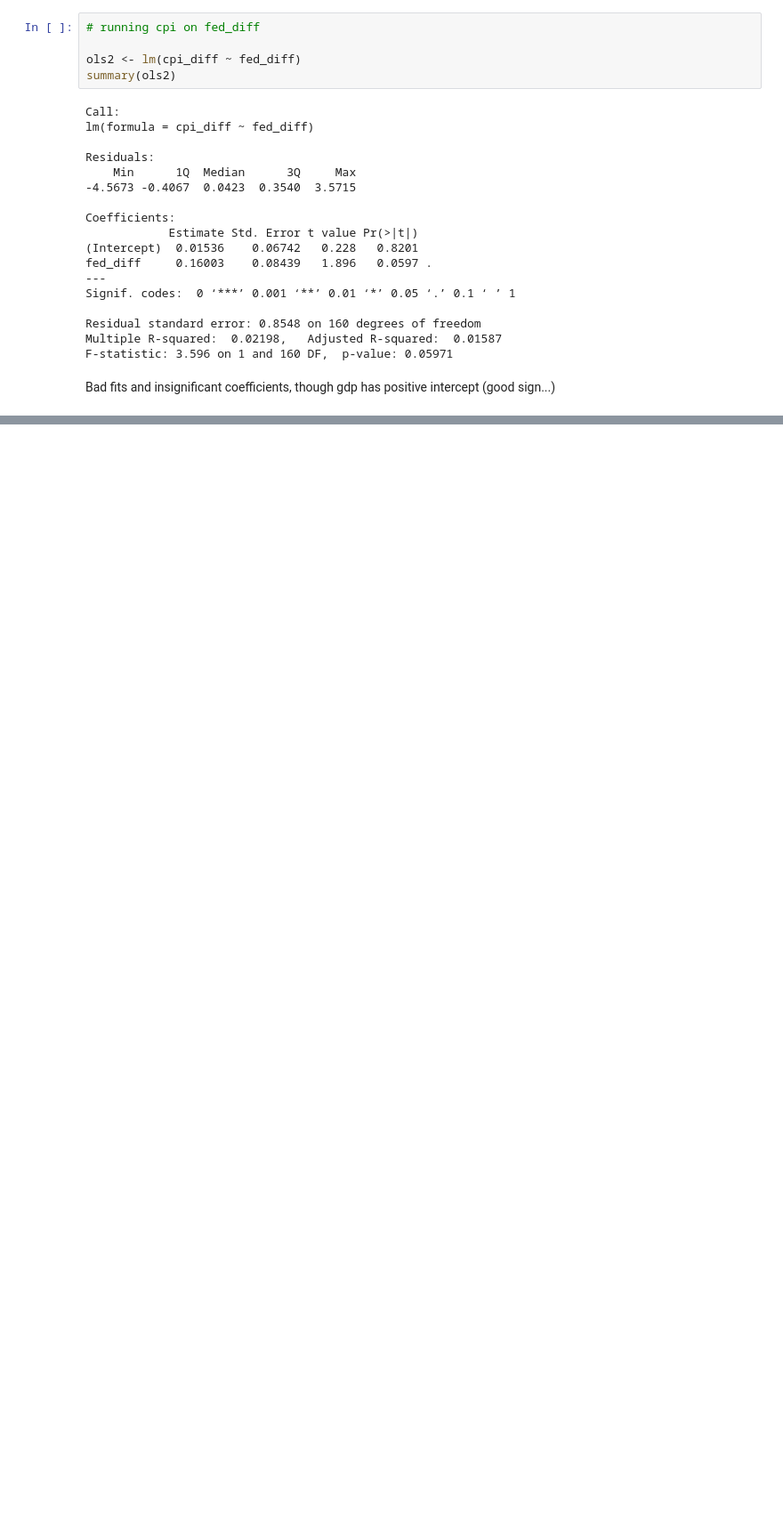
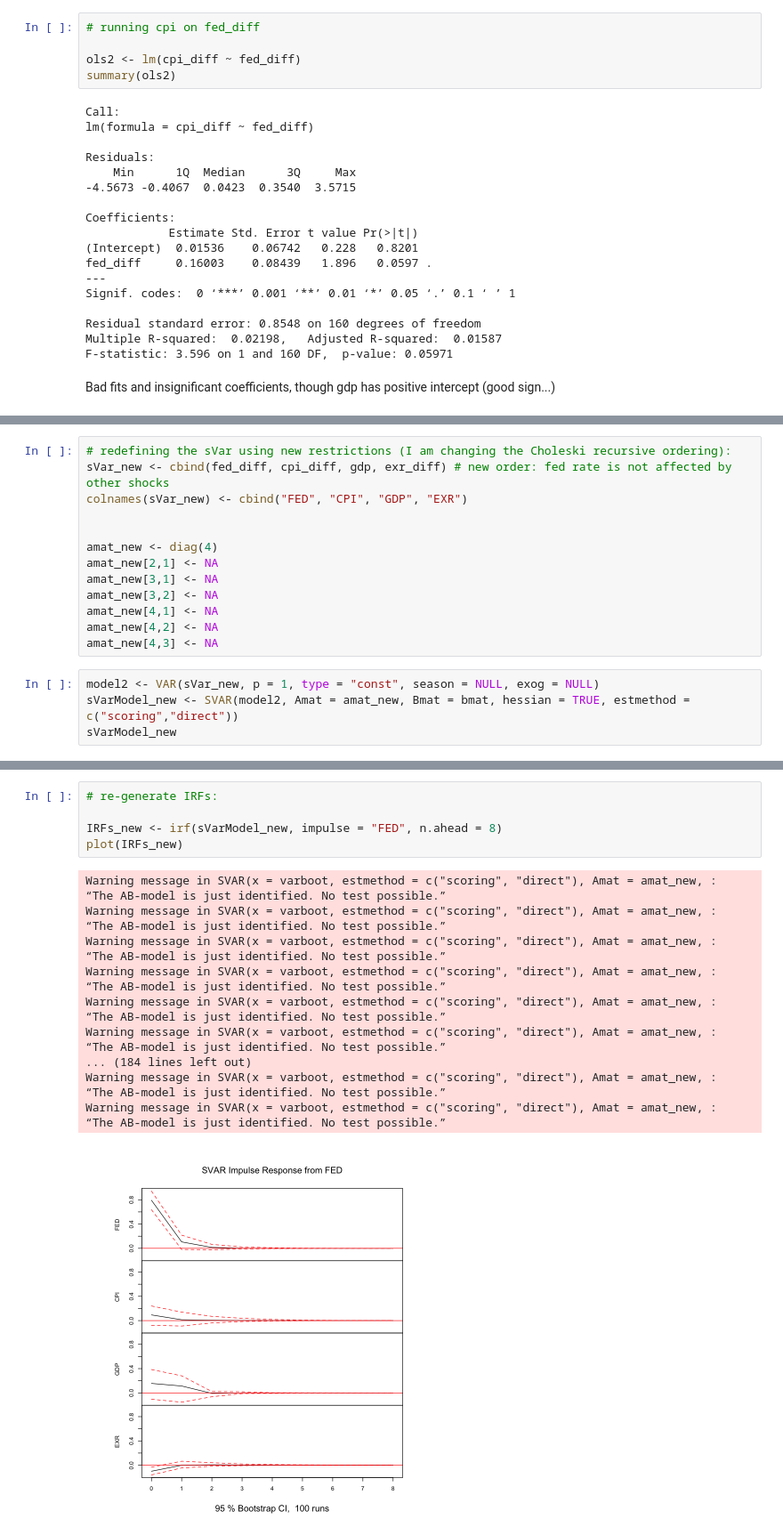
Before and after one commit to lasse-meixner/W6-Code, a Jupyter notebook: VAR_Sweden.ipynb, the cells around one changed output, grey strips where cells are left out. Shown: that part at 89% size. Drawn from its saved outputs; the diff is of its cells as text; blank space fills up the shorter version.

```diff
--- a/VAR_Sweden.ipynb
+++ b/VAR_Sweden.ipynb
@@ -147,0 +315,17 @@ AIC(n)  HQ(n)  SC(n) FPE(n)
+# %%
+# redefining the sVar using new restrictions (I am changing the Choleski recursive ordering):
+sVar_new <- cbind(fed_diff, cpi_diff, gdp, exr_diff) # new order: fed rate is not affected by other shocks
+colnames(sVar_new) <- cbind("FED", "CPI", "GDP", "EXR")
+
+
+amat_new <- diag(4)
+amat_new[2,1] <- NA
+amat_new[3,1] <- NA
+amat_new[3,2] <- NA
+amat_new[4,1] <- NA
+amat_new[4,2] <- NA
+amat_new[4,3] <- NA
+# %%
+model2 <- VAR(sVar_new, p = 1, type = "const", season = NULL, exog = NULL)
+sVarModel_new <- SVAR(model2, Amat = amat_new, Bmat = bmat, hessian = TRUE, estmethod = c("scoring","direct"))
+sVarModel_new
@@ -147,0 +358,24 @@ AIC(n)  HQ(n)  SC(n) FPE(n)
+# %%
+# re-generate IRFs:
+
+IRFs_new <- irf(sVarModel_new, impulse = "FED", n.ahead = 8)
+plot(IRFs_new)
+# %% [output]
+Warning message in SVAR(x = varboot, estmethod = c("scoring", "direct"), Amat = amat_new, :
+“The AB-model is just identified. No test possible.”
+Warning message in SVAR(x = varboot, estmethod = c("scoring", "direct"), Amat = amat_new, :
+“The AB-model is just identified. No test possible.”
+Warning message in SVAR(x = varboot, estmethod = c("scoring", "direct"), Amat = amat_new, :
+“The AB-model is just identified. No test possible.”
+Warning message in SVAR(x = varboot, estmethod = c("scoring", "direct"), Amat = amat_new, :
+“The AB-model is just identified. No test possible.”
+Warning message in SVAR(x = varboot, estmethod = c("scoring", "direct"), Amat = amat_new, :
+“The AB-model is just identified. No test possible.”
+Warning message in SVAR(x = varboot, estmethod = c("scoring", "direct"), Amat = amat_new, :
+“The AB-model is just identified. No test possible.”
+... (184 lines left out)
+Warning message in SVAR(x = varboot, estmethod = c("scoring", "direct"), Amat = amat_new, :
+“The AB-model is just identified. No test possible.”
+Warning message in SVAR(x = varboot, estmethod = c("scoring", "direct"), Amat = amat_new, :
+“The AB-model is just identified. No test possible.”
+[figure, added]
```
Also changed, not shown: parts of 22 cells of this notebook.
